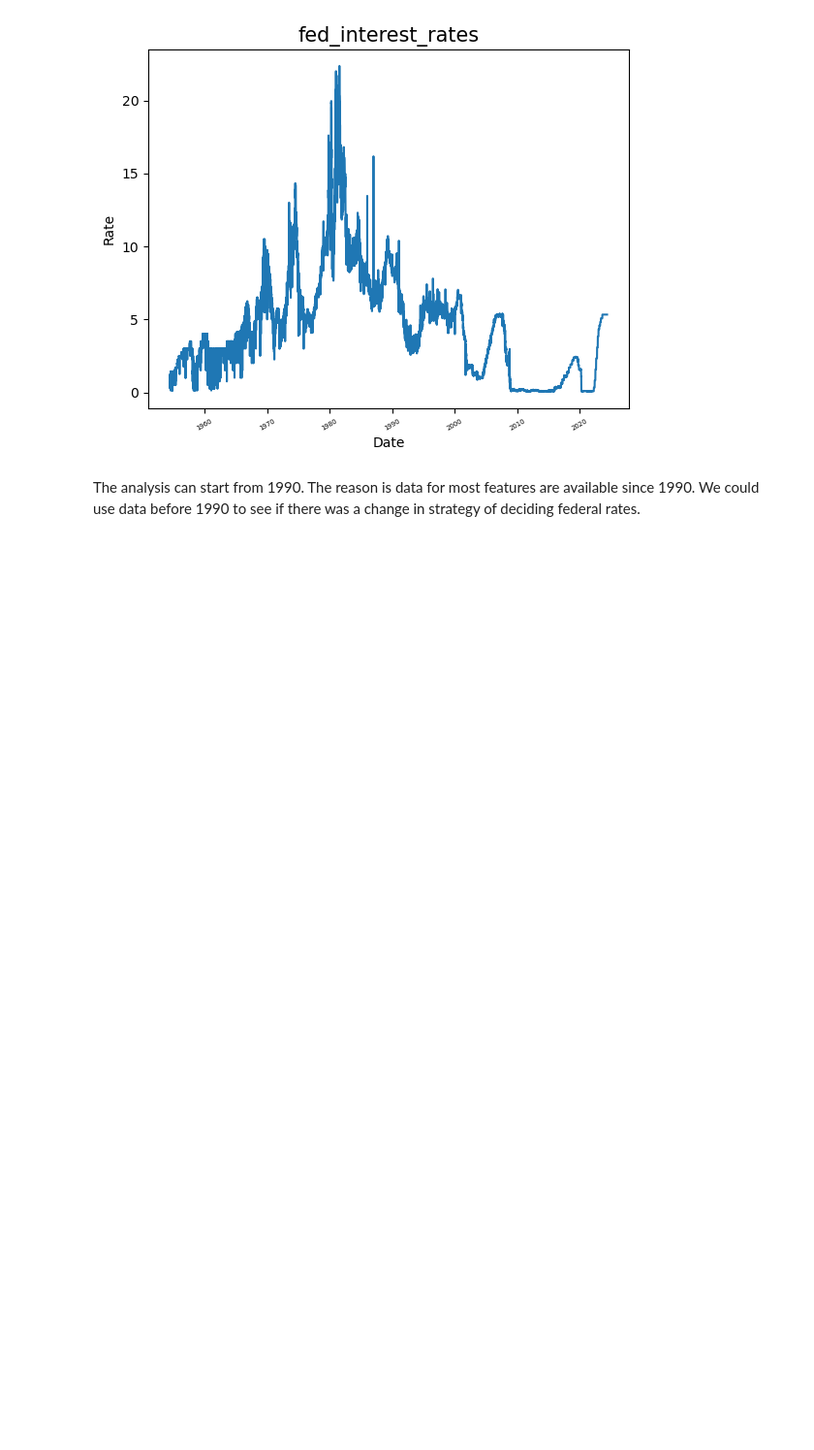
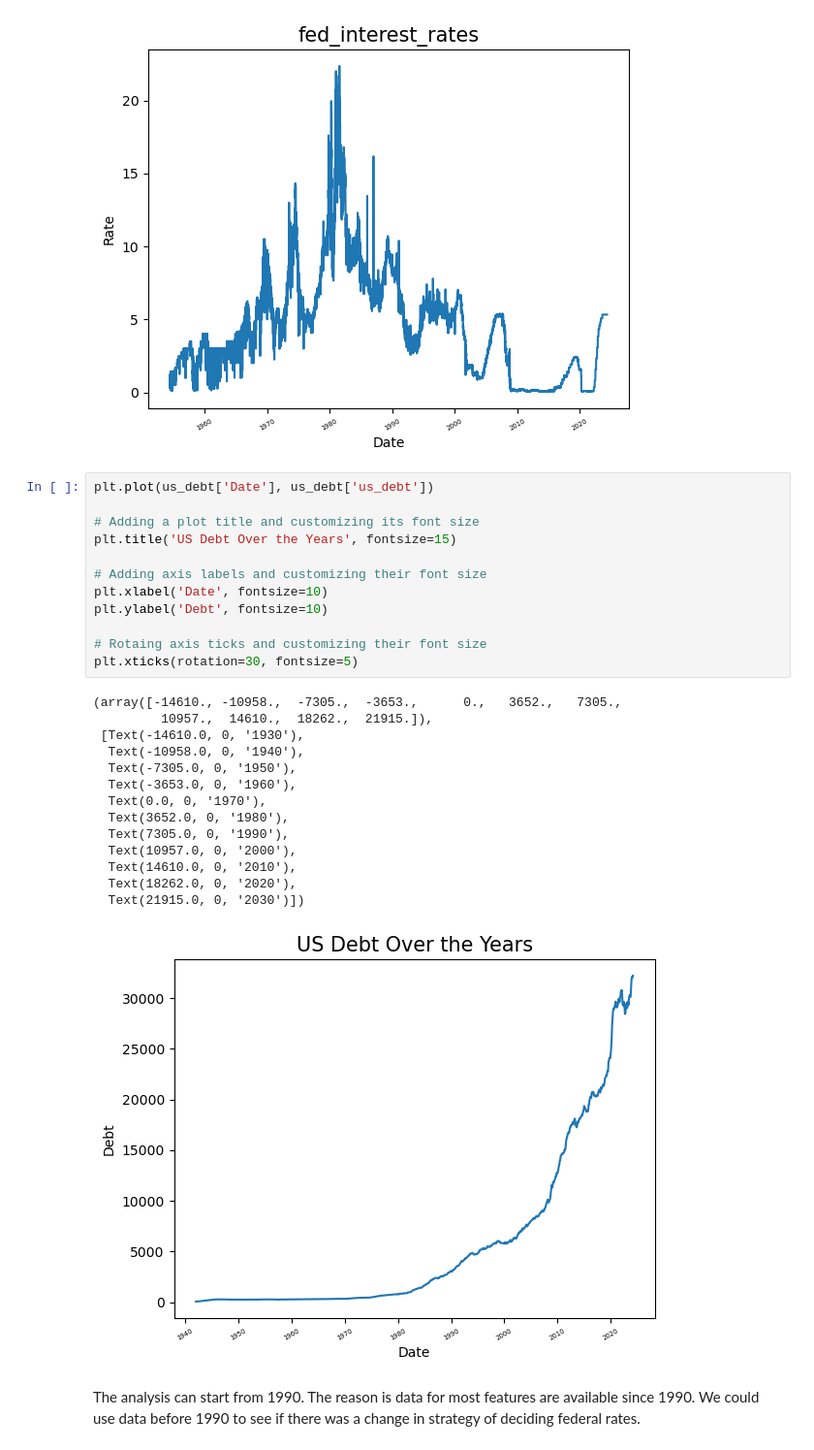
Before and after one commit to nadunKM/Fed_interest_analysis, a Jupyter notebook: Data Wrangling.ipynb, the cells around one changed output. Shown at 97% size. Cells and saved outputs as stored; diff of their text form; blank space fills up the shorter version.

```diff
--- a/Data Wrangling.ipynb
+++ b/Data Wrangling.ipynb
@@ -456,6 +456,33 @@ plt.xticks(rotation=30, fontsize=5)
   Text(18262.0, 0, '2020'),
   Text(21915.0, 0, '2030')])
 [figure]
+# %%
+plt.plot(us_debt['Date'], us_debt['us_debt'])
+
+# Adding a plot title and customizing its font size
+plt.title('US Debt Over the Years', fontsize=15)
+
+# Adding axis labels and customizing their font size
+plt.xlabel('Date', fontsize=10)
+plt.ylabel('Debt', fontsize=10)
+
+# Rotaing axis ticks and customizing their font size
+plt.xticks(rotation=30, fontsize=5)
+# %% [output]
+(array([-14610., -10958.,  -7305.,  -3653.,      0.,   3652.,   7305.,
+         10957.,  14610.,  18262.,  21915.]),
+ [Text(-14610.0, 0, '1930'),
+  Text(-10958.0, 0, '1940'),
+  Text(-7305.0, 0, '1950'),
+  Text(-3653.0, 0, '1960'),
+  Text(0.0, 0, '1970'),
+  Text(3652.0, 0, '1980'),
+  Text(7305.0, 0, '1990'),
+  Text(10957.0, 0, '2000'),
+  Text(14610.0, 0, '2010'),
+  Text(18262.0, 0, '2020'),
+  Text(21915.0, 0, '2030')])
+[figure, added]
 # %% [markdown]
 The analysis can start from 1990. The reason is data for most features are available since 1990. We could use data before 1990 to see if there was a change in strategy of deciding federal rates.
 # %% [markdown]
```
Also changed, not shown: parts of 10 cells of this notebook, 10 other files.
